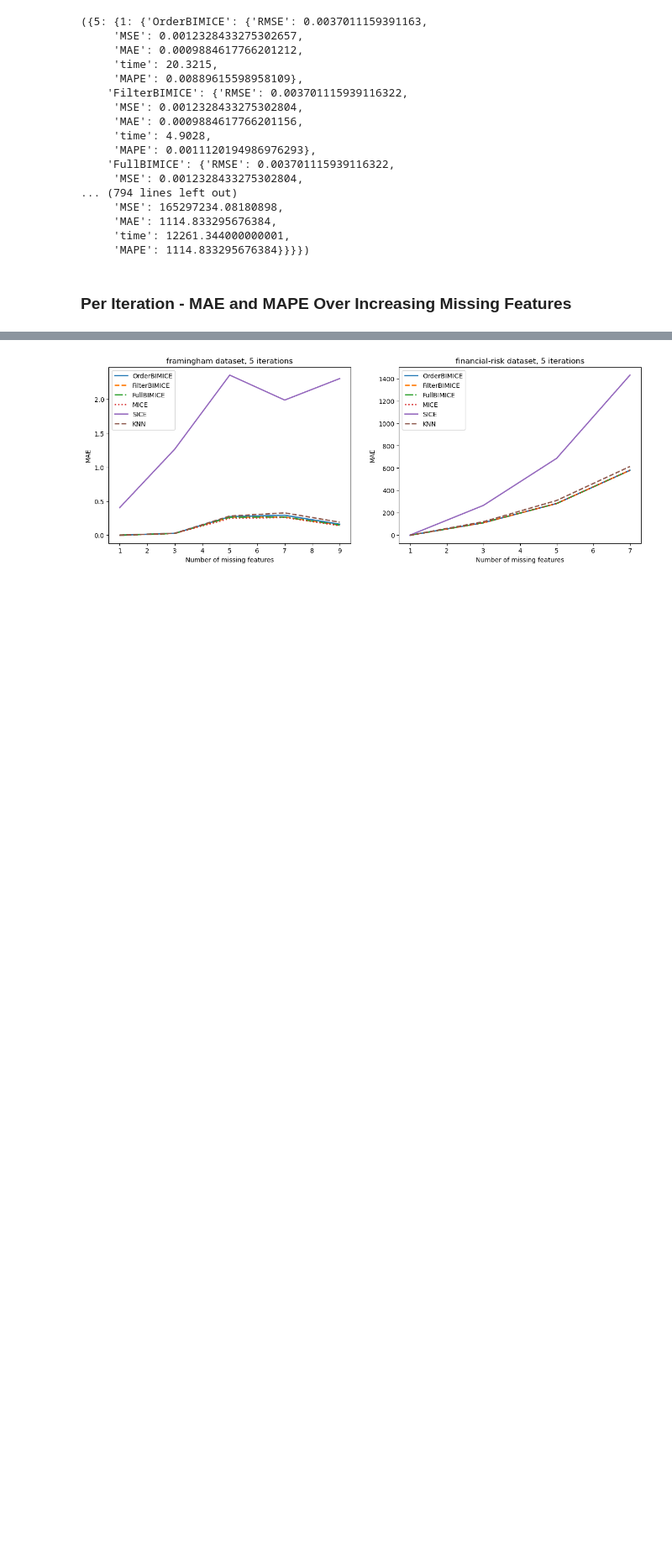
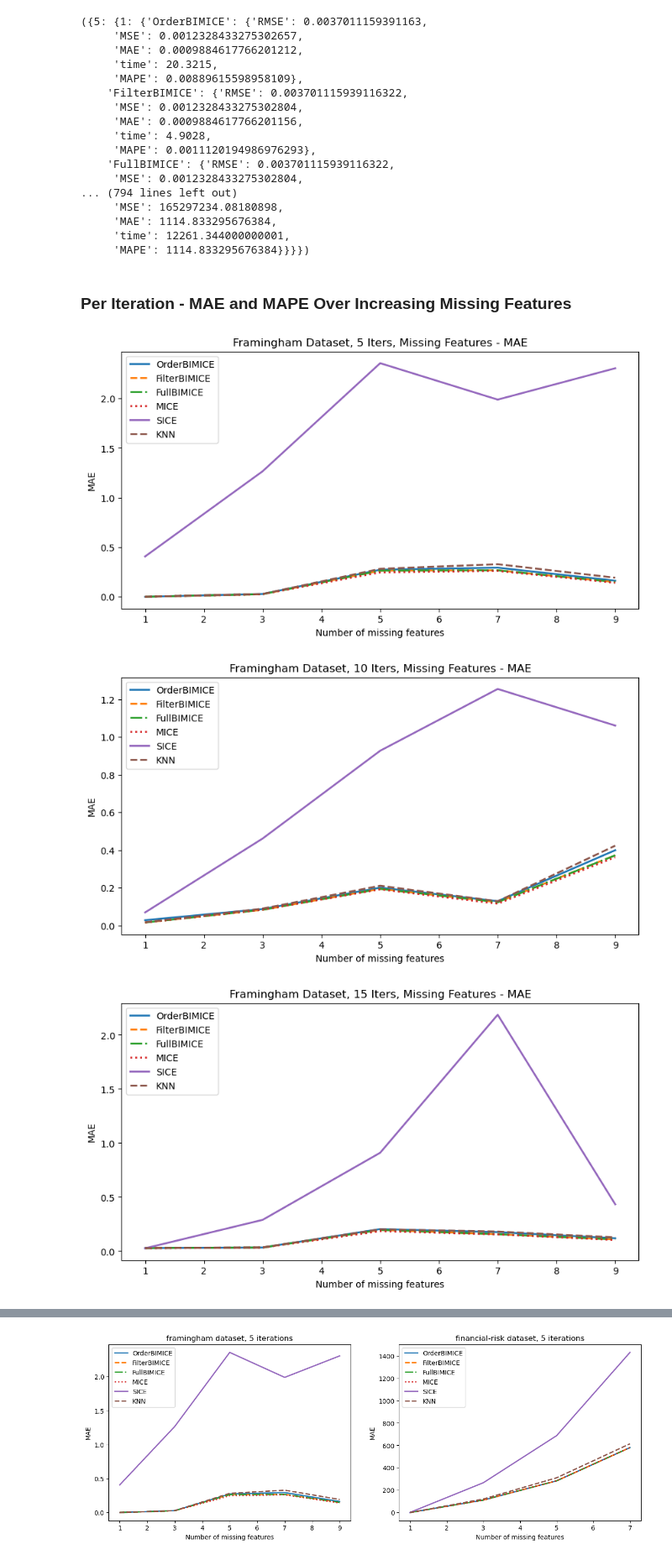
Before and after one commit to yoavzelinger/BIMICE, a Jupyter notebook: results_exploration.ipynb, the cells around one changed output, grey strips where cells are left out. Shown at 84% size. Saved outputs shown, nothing was run; the diff lists cells and outputs as text; code cells hidden in the pictures; blank space fills up the shorter version.

```diff
--- a/results_exploration.ipynb
+++ b/results_exploration.ipynb
@@ -277,3 +293,33 @@ for current_iteration in iterations:
     financial_risk_MAPE_per_features_df_dict[current_iteration] = {}
     for algorithm in algorithms:
         financial_risk_MAPE_per_features_df_dict[current_iteration][algorithm] = [financial_risk_per_features_results_dict[current_iteration][current_missing_features][algorithm][metric] for current_missing_features in financial_risk_missing_features]
+# %%
+line_styles = ['-', '--', '-.', ':']
+
+for (dataset, MAE_per_features_df_dict) in [("Framingham", framingham_MAE_per_features_df_dict), ("Financial", financial_risk_MAE_per_features_df_dict)]:
+    for iteration in iterations:
+        fig, ax = plt.subplots(1, 1, figsize=(10, 5))
+        for i, algorithm in enumerate(algorithms):
+            ax.plot(framingham_missing_features if dataset == "Framingham" else financial_risk_missing_features,MAE_per_features_df_dict[iteration][algorithm], label=algorithm, linewidth=2, linestyle=line_styles[i % len(line_styles)])
+            ax.set_title(f"{dataset} Dataset, {iteration} Iters, Missing Features - MAE")
+            ax.set_xlabel("Number of missing features")
+            ax.set_ylabel("MAE")
+        ax.legend()
+        # plt.show()
+        tikzplotlib.save(f"out\\{dataset}_MAE_per_features_{iteration}_iterations.tex")
+
+for (dataset, MAPE_per_features_df_dict) in [("Framingham", framingham_MAPE_per_features_df_dict), ("Financial", financial_risk_MAPE_per_features_df_dict)]:
+    for iteration in iterations:
+        fig, ax = plt.subplots(1, 1, figsize=(10, 5))
+        for i, algorithm in enumerate(algorithms):
+            ax.plot(framingham_missing_features if dataset == "Framingham" else financial_risk_missing_features,MAPE_per_features_df_dict[iteration][algorithm], label=algorithm, linewidth=2, linestyle=line_styles[i % len(line_styles)])
+            ax.set_title(f"{dataset} Dataset, {iteration} Iters, Missing Features - MAPE")
+            ax.set_xlabel("Number of missing features")
+            ax.set_ylabel("MAPE")
+        ax.legend()
+        # plt.show()
+        tikzplotlib.save(f"out\\{dataset}_MAPE_per_features_{iteration}_iterations.tex")
+# %% [output]
+[figure, added]
+[figure, added]
+[figure, added]
```
Also changed, not shown: parts of 5 cells of this notebook, 24 other files.
